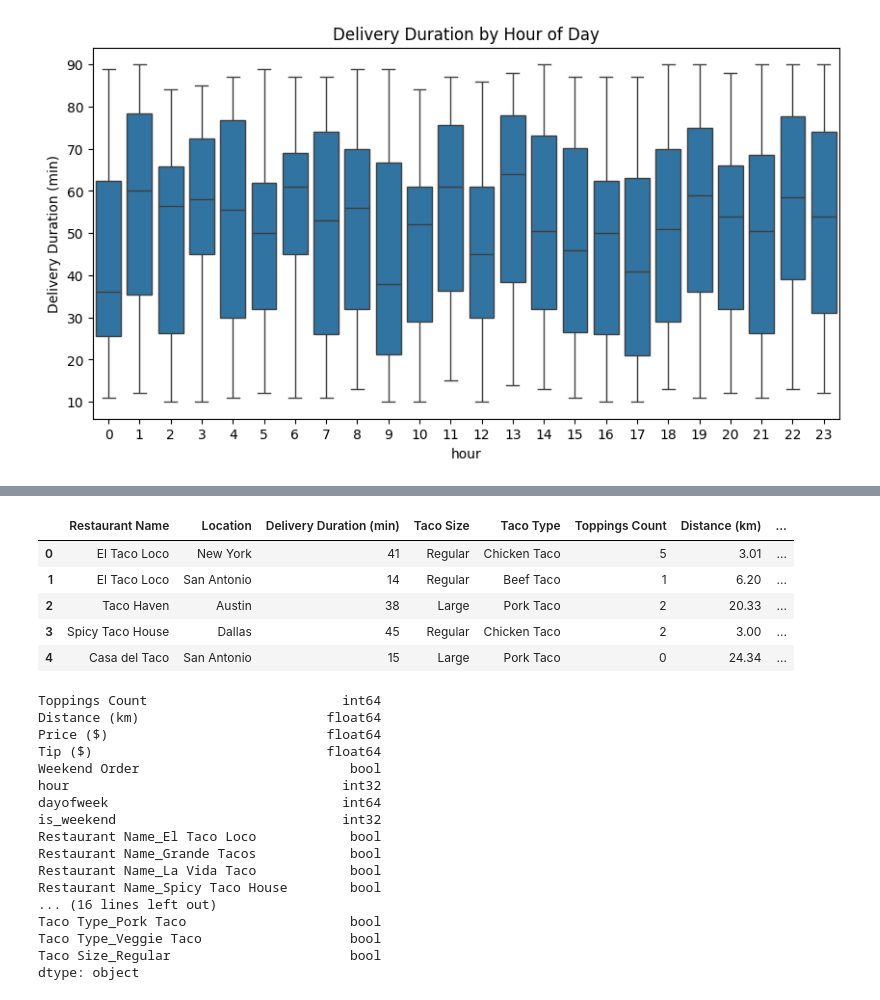
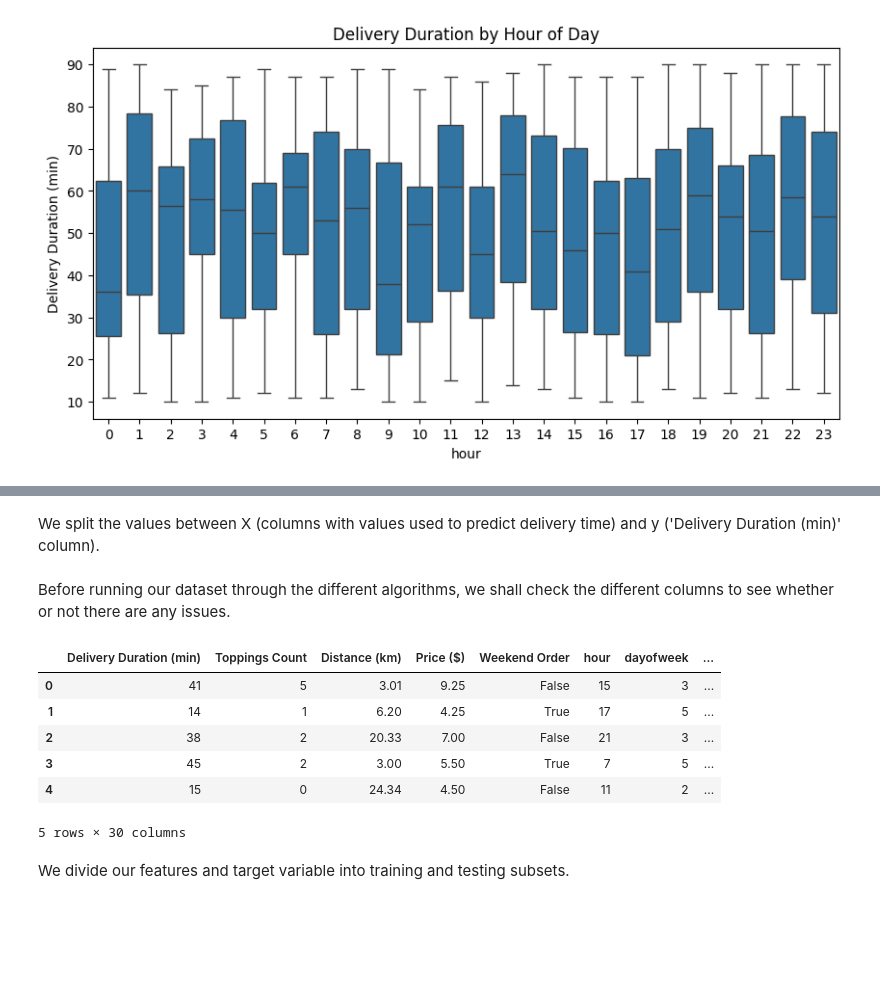
Before and after one commit to GBalagtey/Taco-Delivery-Prediction, a Jupyter notebook: taco-delivery-prediction.ipynb, the cells around one changed output, grey strips where cells are left out. Cells and saved outputs as stored; diff of their text form; code cells hidden in the pictures; blank space fills up the shorter version.

```diff
--- a/taco-delivery-prediction.ipynb
+++ b/taco-delivery-prediction.ipynb
@@ -148,4 +182,3 @@ weekday_map = {
     'Sunday': 6
 }
 df['dayofweek'] = df['Delivery Weekday'].map(weekday_map)
-df['is_weekend'] = df['Weekend Order'].astype(int)
@@ -152,2 +187,2 @@ df['is_weekend'] = df['Weekend Order'].astype(int)
 # %%
-df = df.drop(columns=['Order ID', 'Delivery Time', 'Order Time', 'Order Date', 'Delivery Date', 'Delivery Weekday'])  # optional, keep if useful
+df = df.drop(columns=['Order ID', 'Delivery Time', 'Order Time', 'Order Date', 'Delivery Date', 'Delivery Weekday', 'Tip ($)'])
@@ -154,38 +192,25 @@ df = df.drop(columns=['Order ID', 'Delivery Time', 'Order Time', 'Order Date', '
 # %%
 df_encoded = pd.get_dummies(df, columns=['Restaurant Name', 'Location', 'Taco Type', 'Taco Size'], drop_first=True)
+# %% [markdown]
+We split the values between X (columns with values used to predict delivery time) and y ('Delivery Duration (min)' column).
 # %%
 X = df_encoded.drop(columns=['Delivery Duration (min)'])
 y = df_encoded['Delivery Duration (min)']
+# %% [markdown]
+Before running our dataset through the different algorithms, we shall check the different columns to see whether or not there are any issues.
 # %%
-df.head()
+df_encoded.head()
 # %% [output]
-|  | Restaurant Name | Location | Delivery Duration (min) | Taco Size | Taco Type | Toppings Count | Distance (km) | ... |
-| 0 | El Taco Loco | New York | 41 | Regular | Chicken Taco | 5 | 3.01 | ... |
-| 1 | El Taco Loco | San Antonio | 14 | Regular | Beef Taco | 1 | 6.20 | ... |
-| 2 | Taco Haven | Austin | 38 | Large | Pork Taco | 2 | 20.33 | ... |
-| 3 | Spicy Taco House | Dallas | 45 | Regular | Chicken Taco | 2 | 3.00 | ... |
-| 4 | Casa del Taco | San Antonio | 15 | Large | Pork Taco | 0 | 24.34 | ... |
+|  | Delivery Duration (min) | Toppings Count | Distance (km) | Price ($) | Weekend Order | hour | dayofweek | ... |
+| 0 | 41 | 5 | 3.01 | 9.25 | False | 15 | 3 | ... |
+| 1 | 14 | 1 | 6.20 | 4.25 | True | 17 | 5 | ... |
+| 2 | 38 | 2 | 20.33 | 7.00 | False | 21 | 3 | ... |
+| 3 | 45 | 2 | 3.00 | 5.50 | True | 7 | 5 | ... |
+| 4 | 15 | 0 | 24.34 | 4.50 | False | 11 | 2 | ... |
+5 rows × 30 columns
+# %% [markdown]
+We divide our features and target variable into training and testing subsets.
 # %%
 from sklearn.model_selection import train_test_split
 
 X_train, X_test, y_train, y_test = train_test_split(X, y, test_size=0.2, random_state=10)
-# %%
-X_train.dtypes
-# %% [output]
-Toppings Count                         int64
-Distance (km)                        float64
-Price ($)                            float64
-Tip ($)                              float64
-Weekend Order                           bool
-hour                                   int32
-dayofweek                              int64
-is_weekend                             int32
-Restaurant Name_El Taco Loco            bool
-Restaurant Name_Grande Tacos            bool
-Restaurant Name_La Vida Taco            bool
-Restaurant Name_Spicy Taco House        bool
-... (16 lines left out)
-Taco Type_Pork Taco                     bool
-Taco Type_Veggie Taco                   bool
-Taco Size_Regular                       bool
-dtype: object
```
Also changed, not shown: parts of 27 cells of this notebook.
